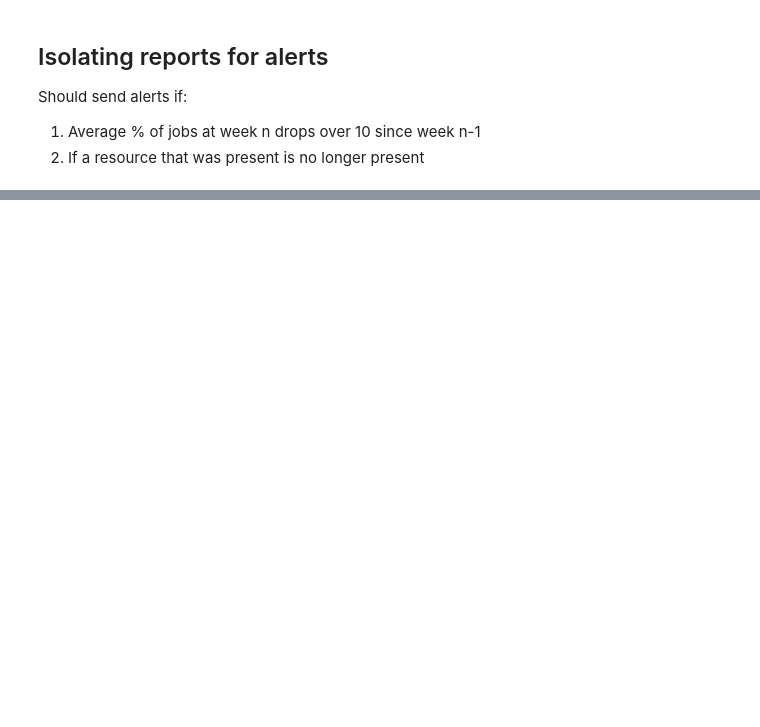
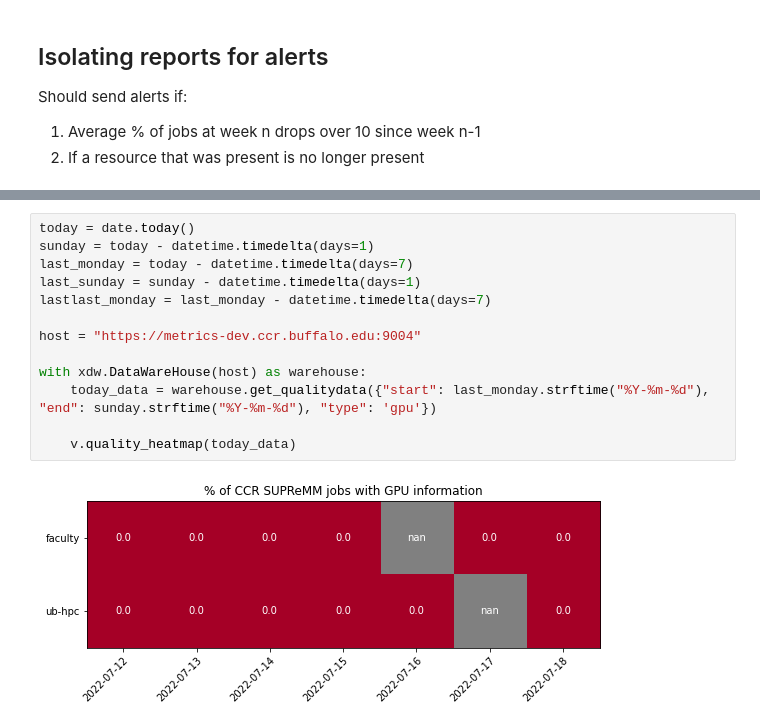
Before and after one commit to thanickcruz/xdmod-python, a Jupyter notebook: dw_test.ipynb, the cells around one changed output, grey strips where cells are left out. Drawn from its saved outputs; the diff is of its cells as text; blank space fills up the shorter version.

```diff
--- a/dw_test.ipynb
+++ b/dw_test.ipynb
@@ -71,0 +113,15 @@ datetime.date(2022, 7, 11)
+# %%
+today = date.today()
+sunday = today - datetime.timedelta(days=1)
+last_monday = today - datetime.timedelta(days=7)
+last_sunday = sunday - datetime.timedelta(days=1)
+lastlast_monday = last_monday - datetime.timedelta(days=7)
+
+host = "https://metrics-dev.ccr.buffalo.edu:9004"
+
+with xdw.DataWareHouse(host) as warehouse:
+    today_data = warehouse.get_qualitydata({"start": last_monday.strftime("%Y-%m-%d"), "end": sunday.strftime("%Y-%m-%d"), "type": 'gpu'})
+
+    v.quality_heatmap(today_data)
+# %% [output]
+[figure, added]
```
Also changed, not shown: parts of 7 cells of this notebook, 2 other files.
